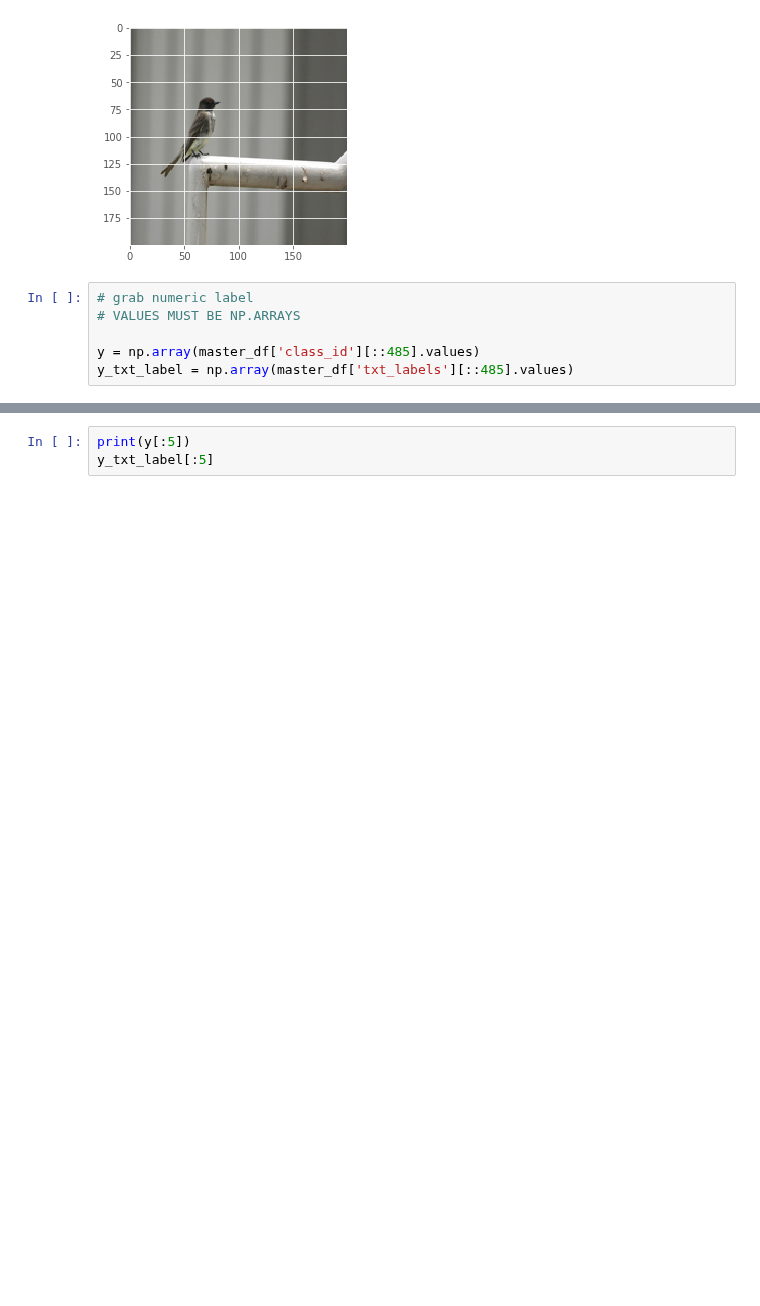
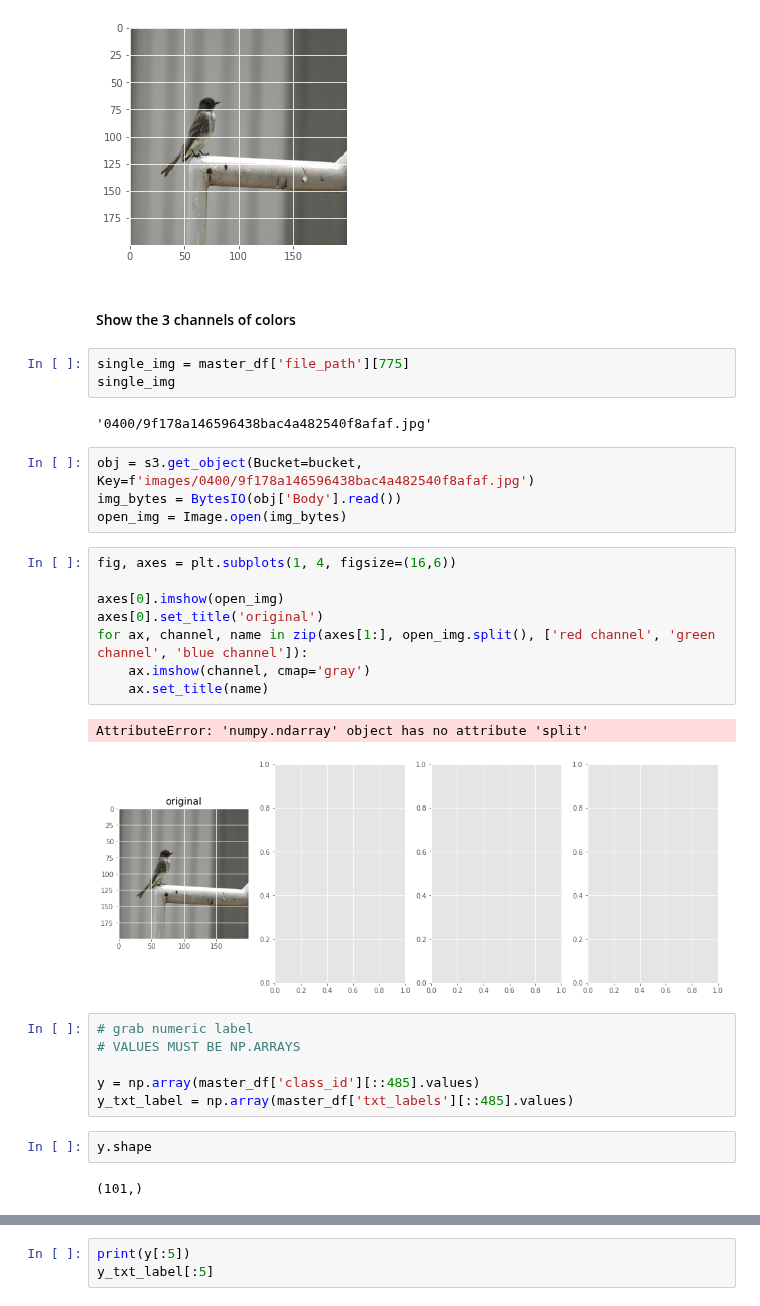
Before and after one commit to cwong690/Birdex, a Jupyter notebook: image_prep.ipynb, the cells around one changed output, grey strips where cells are left out. Drawn from its saved outputs; the diff is of its cells as text; blank space fills up the shorter version.

Commit message:
add model layers and plotting RBG of image

```diff
--- a/image_prep.ipynb
+++ b/image_prep.ipynb
@@ -354,9 +353,35 @@ plt.imshow(xs_samp[1])
 # %% [output]
 <matplotlib.image.AxesImage at 0x...>
 [figure]
+# %% [markdown]
+#### Show the 3 channels of colors
+# %%
+single_img = master_df['file_path'][775]
+single_img
+# %% [output]
+'0400/9f178a146596438bac4a482540f8afaf.jpg'
+# %%
+obj = s3.get_object(Bucket=bucket, Key=f'images/0400/9f178a146596438bac4a482540f8afaf.jpg')
+img_bytes = BytesIO(obj['Body'].read())
+open_img = Image.open(img_bytes)
+# %%
+fig, axes = plt.subplots(1, 4, figsize=(16,6))
+
+axes[0].imshow(open_img)
+axes[0].set_title('original')
+for ax, channel, name in zip(axes[1:], open_img.split(), ['red channel', 'green channel', 'blue channel']):
+    ax.imshow(channel, cmap='gray')
+    ax.set_title(name)
+# %% [output]
+AttributeError: 'numpy.ndarray' object has no attribute 'split'
+[figure, added]
 # %%
 # grab numeric label
 # VALUES MUST BE NP.ARRAYS
 
 y = np.array(master_df['class_id'][::485].values)
 y_txt_label = np.array(master_df['txt_labels'][::485].values)
+# %%
+y.shape
+# %% [output]
+(101,)
```
Also changed, not shown: parts of 9 cells of this notebook.
